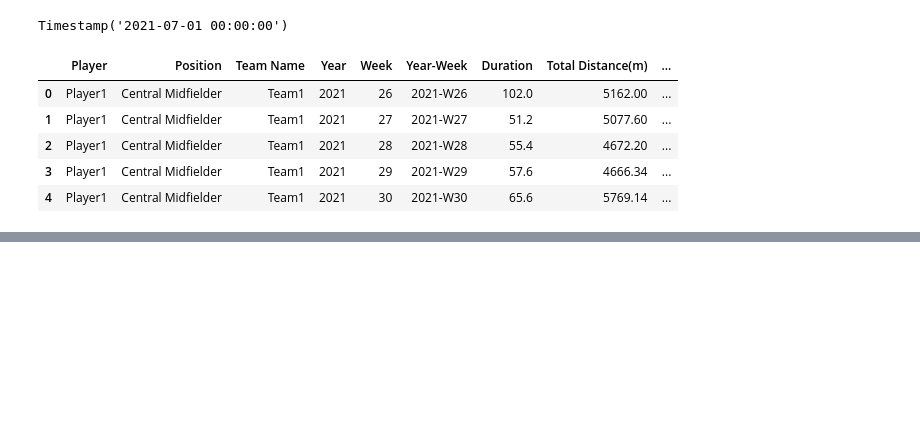
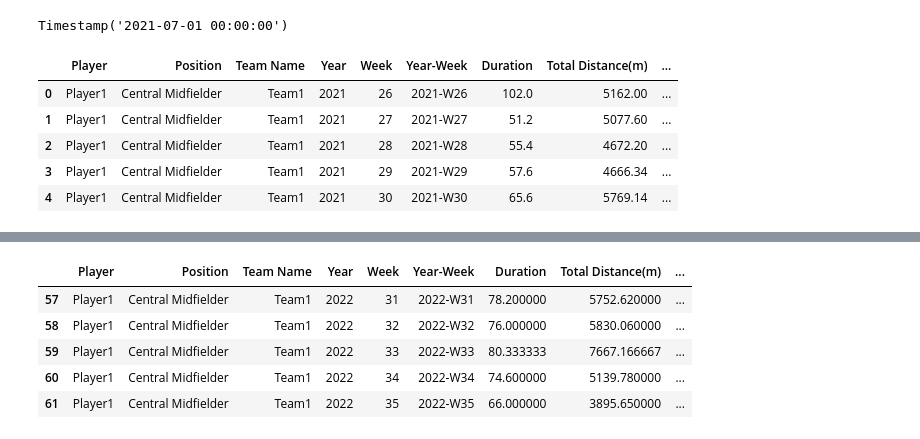
Before and after one commit to typewind/phylix, a Jupyter notebook: processed_explore.ipynb, the cells around one changed output, grey strips where cells are left out. Cells and saved outputs as stored; diff of their text form; code cells hidden in the pictures; blank space fills up the shorter version.

```diff
--- a/processed_explore.ipynb
+++ b/processed_explore.ipynb
@@ -139,0 +141,9 @@ metrics_classes
+# %%
+player1.dropna().tail()
+# %% [output]
+|  | Player | Position | Team Name | Year | Week | Year-Week | Duration | Total Distance(m) | ... |
+| 57 | Player1 | Central Midfielder | Team1 | 2022 | 31 | 2022-W31 | 78.200000 | 5752.620000 | ... |
+| 58 | Player1 | Central Midfielder | Team1 | 2022 | 32 | 2022-W32 | 76.000000 | 5830.060000 | ... |
+| 59 | Player1 | Central Midfielder | Team1 | 2022 | 33 | 2022-W33 | 80.333333 | 7667.166667 | ... |
+| 60 | Player1 | Central Midfielder | Team1 | 2022 | 34 | 2022-W34 | 74.600000 | 5139.780000 | ... |
+| 61 | Player1 | Central Midfielder | Team1 | 2022 | 35 | 2022-W35 | 66.000000 | 3895.650000 | ... |
```
Also changed, not shown: parts of 14 cells of this notebook, 4 other files.
